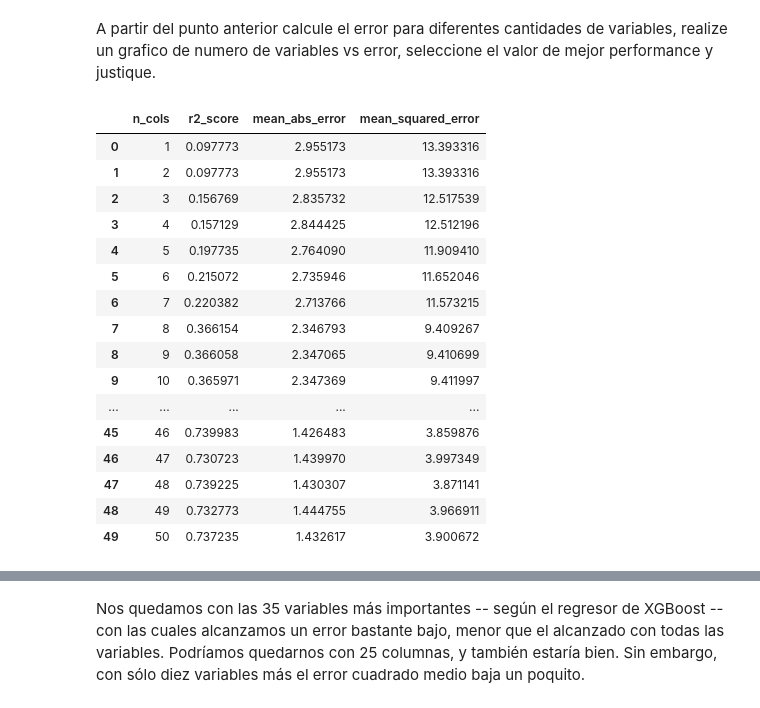
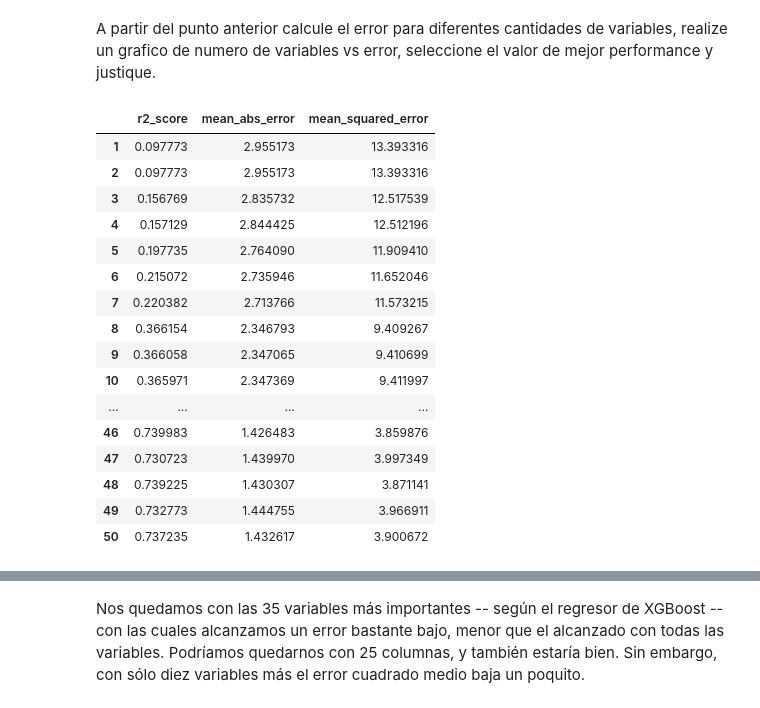
Before and after one commit to georeference-ML-mentoria/AprendizajeAutomatico-, a Jupyter notebook: 4_1_TPractico_Aprendizaje_Automatico_Javi.ipynb, the cells around one changed output, grey strips where cells are left out. Cells and saved outputs as stored; diff of their text form; code cells hidden in the pictures.

```diff
--- a/4_1_TPractico_Aprendizaje_Automatico_Javi.ipynb
+++ b/4_1_TPractico_Aprendizaje_Automatico_Javi.ipynb
@@ -291,44 +291,44 @@ Index(['TR_S_connection_age_days', 'SUB_is_SEITI', 'FAS_CON_P_is_AB',
 A partir del punto anterior calcule el error para diferentes cantidades de variables, realize un grafico de numero de variables vs error, seleccione el valor de mejor performance y justique.
 # %%
 n_col_vs_error_data = {
-    'n_cols': [],
     'r2_score': [],
     'mean_abs_error': [],
     'mean_squared_error': []
 }
+n_cols = []
 col_names = []
 for col_name in most_important_col_names:
     col_names.append(col_name)
 
     regressor = xgb.XGBRegressor(random_state=42)
 
     regressor.fit(X_train[col_names], y_train)
 
     y_valid_pred = regressor.predict(X_valid[col_names])
 
-    n_col_vs_error_data['n_cols'].append(len(col_names))
+    n_cols.append(len(col_names))
     n_col_vs_error_data['r2_score'].append(r2_score(y_valid, y_valid_pred))
     n_col_vs_error_data['mean_abs_error'].append(mean_absolute_error(y_valid, y_valid_pred))
     n_col_vs_error_data['mean_squared_error'].append(mean_squared_error(y_valid, y_valid_pred))
 
-n_col_vs_error_df = pd.DataFrame(n_col_vs_error_data)
+n_col_vs_error_df = pd.DataFrame(n_col_vs_error_data, index=n_cols)
 n_col_vs_error_df
 # %% [output]
-|  | n_cols | r2_score | mean_abs_error | mean_squared_error |
-| 0 | 1 | 0.097773 | 2.955173 | 13.393316 |
-| 1 | 2 | 0.097773 | 2.955173 | 13.393316 |
-| 2 | 3 | 0.156769 | 2.835732 | 12.517539 |
-| 3 | 4 | 0.157129 | 2.844425 | 12.512196 |
-| 4 | 5 | 0.197735 | 2.764090 | 11.909410 |
-| 5 | 6 | 0.215072 | 2.735946 | 11.652046 |
-| 6 | 7 | 0.220382 | 2.713766 | 11.573215 |
-| 7 | 8 | 0.366154 | 2.346793 | 9.409267 |
-| 8 | 9 | 0.366058 | 2.347065 | 9.410699 |
-| 9 | 10 | 0.365971 | 2.347369 | 9.411997 |
-| ... | ... | ... | ... | ... |
-| 45 | 46 | 0.739983 | 1.426483 | 3.859876 |
-| 46 | 47 | 0.730723 | 1.439970 | 3.997349 |
-| 47 | 48 | 0.739225 | 1.430307 | 3.871141 |
-| 48 | 49 | 0.732773 | 1.444755 | 3.966911 |
-| 49 | 50 | 0.737235 | 1.432617 | 3.900672 |
+|  | r2_score | mean_abs_error | mean_squared_error |
+| 1 | 0.097773 | 2.955173 | 13.393316 |
+| 2 | 0.097773 | 2.955173 | 13.393316 |
+| 3 | 0.156769 | 2.835732 | 12.517539 |
+| 4 | 0.157129 | 2.844425 | 12.512196 |
+| 5 | 0.197735 | 2.764090 | 11.909410 |
+| 6 | 0.215072 | 2.735946 | 11.652046 |
+| 7 | 0.220382 | 2.713766 | 11.573215 |
+| 8 | 0.366154 | 2.346793 | 9.409267 |
+| 9 | 0.366058 | 2.347065 | 9.410699 |
+| 10 | 0.365971 | 2.347369 | 9.411997 |
+| ... | ... | ... | ... |
+| 46 | 0.739983 | 1.426483 | 3.859876 |
+| 47 | 0.730723 | 1.439970 | 3.997349 |
+| 48 | 0.739225 | 1.430307 | 3.871141 |
+| 49 | 0.732773 | 1.444755 | 3.966911 |
+| 50 | 0.737235 | 1.432617 | 3.900672 |
 # %%
```
Also changed, not shown: parts of 14 cells of this notebook.
